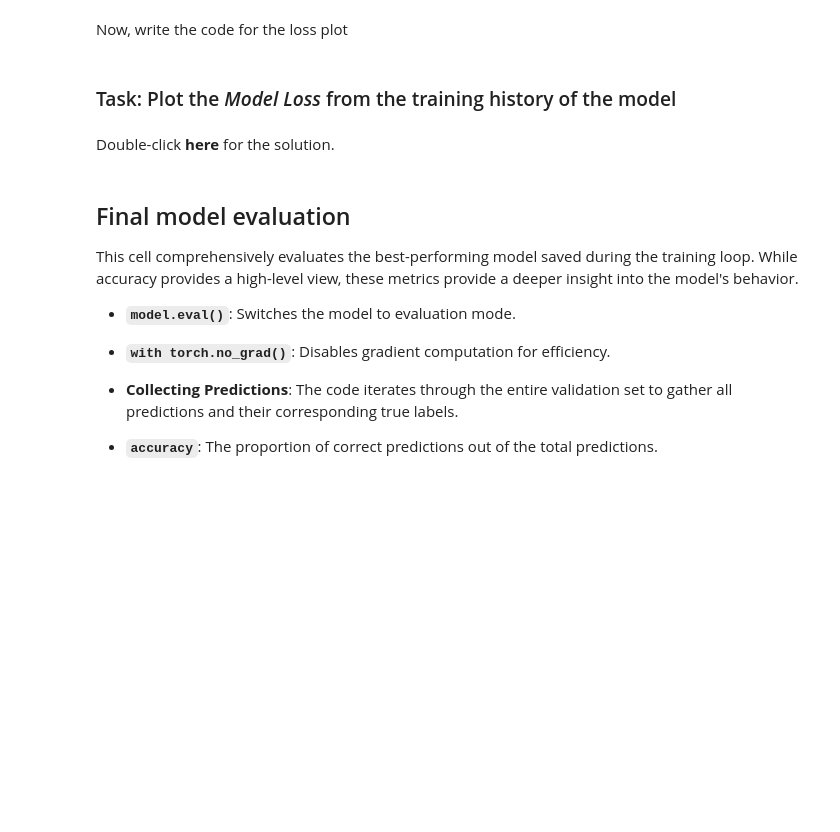
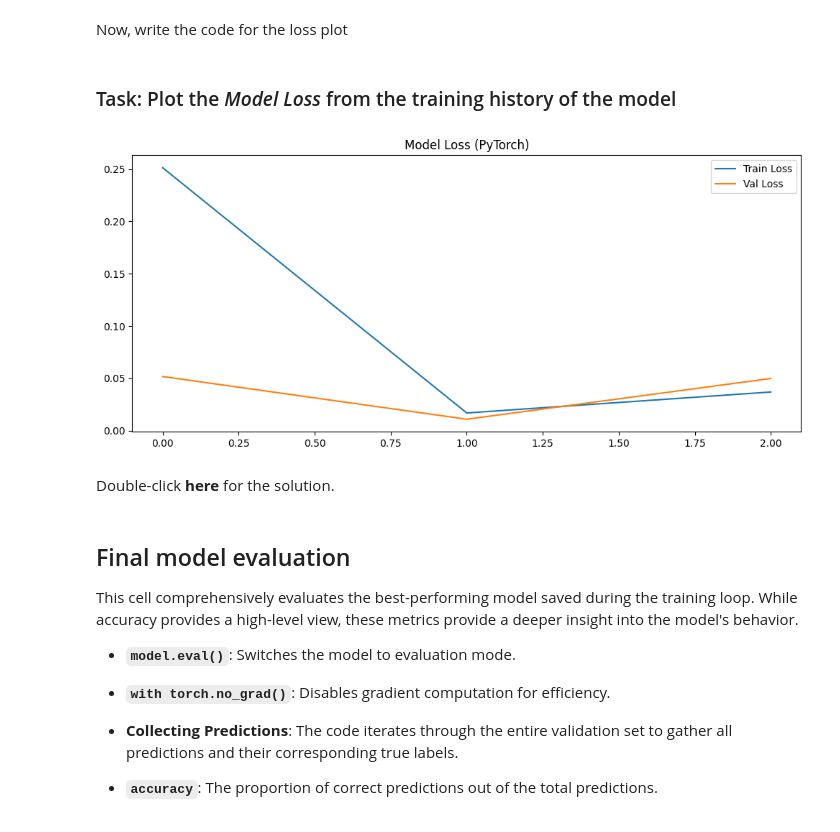
Before and after one commit to drossano/ibm_ai_capstone, a Jupyter notebook: Lab-M2L2-Implement-and-Test-a-PyTorch-Based-Classifier-v1.ipynb, the cells around one changed output. Saved outputs shown, nothing was run; the diff lists cells and outputs as text; code cells hidden in the pictures; blank space fills up the shorter version.

```diff
--- a/Lab-M2L2-Implement-and-Test-a-PyTorch-Based-Classifier-v1.ipynb
+++ b/Lab-M2L2-Implement-and-Test-a-PyTorch-Based-Classifier-v1.ipynb
@@ -770,6 +772,15 @@ Now, write the code for the loss plot
 ### Task: Plot the *Model Loss* from the training history of the model
 # %%
 ## You can use this cell to type the answer to the question.
+
+plt.figure(figsize=(12, 5))
+plt.plot(loss_history['train'], label='Train Loss')
+plt.plot(loss_history['val'], label='Val Loss')
+plt.title('Model Loss (PyTorch)')
+plt.legend()
+plt.show()
+# %% [output]
+[figure, added]
 # %% [markdown]
 
 Double-click **here** for the solution.
```
Also changed, not shown: parts of 3 cells of this notebook.
